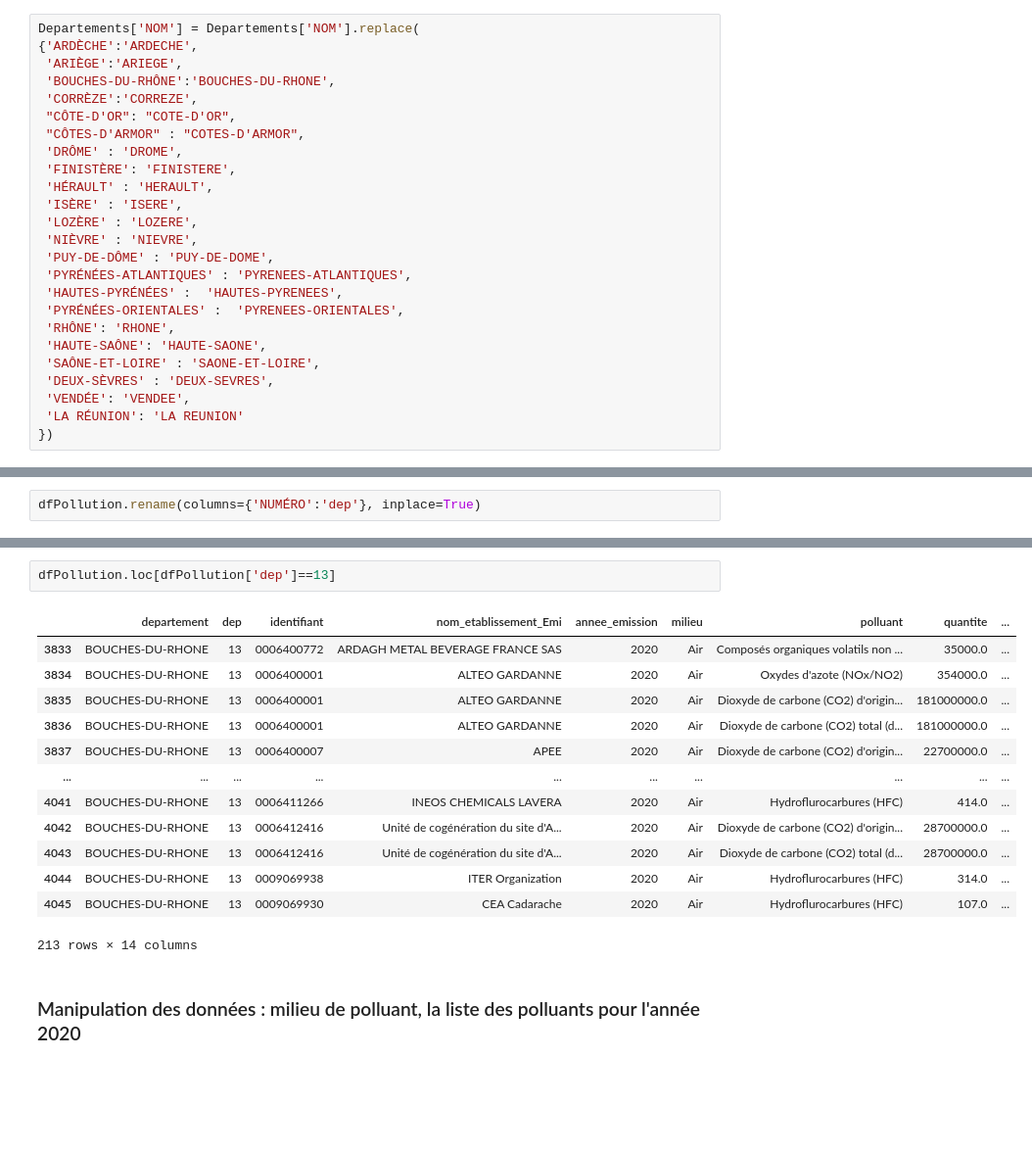
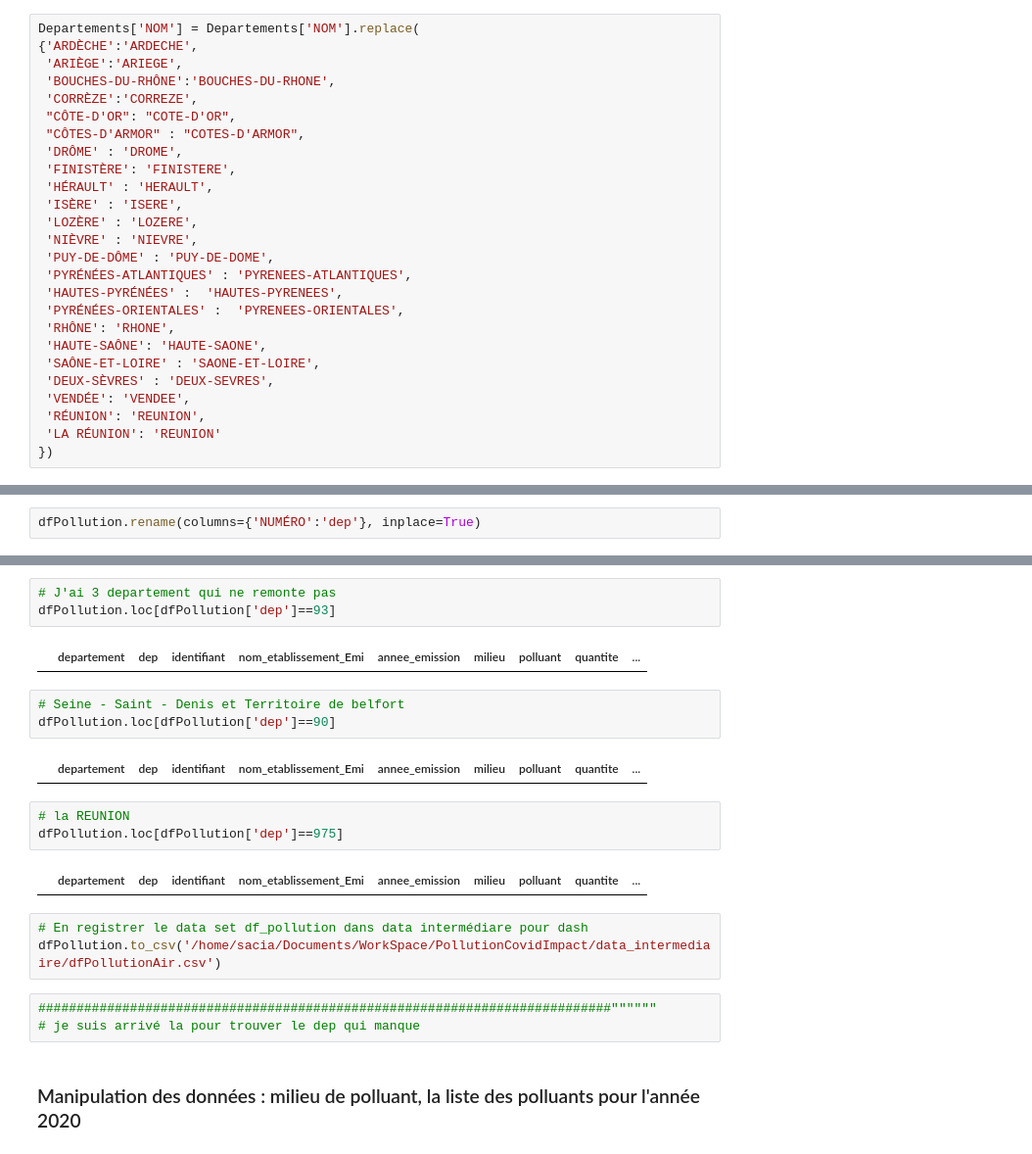
Before and after one commit to SaciaHouioua/Covid, a Jupyter notebook: DataCovidImpact.ipynb, the cells around one changed output, grey strips where cells are left out. Shown at 98% size. Saved outputs shown, nothing was run; the diff lists cells and outputs as text; blank space fills up the shorter version.

```diff
--- a/DataCovidImpact.ipynb
+++ b/DataCovidImpact.ipynb
@@ -685,6 +873,7 @@ Departements['NOM'] = Departements['NOM'].replace(
  'SAÔNE-ET-LOIRE' : 'SAONE-ET-LOIRE',
  'DEUX-SÈVRES' : 'DEUX-SEVRES',
  'VENDÉE': 'VENDEE',
- 'LA RÉUNION': 'LA REUNION'
+ 'RÉUNION': 'REUNION',
+ 'LA RÉUNION': 'REUNION'
 })
 # %%
@@ -754,18 +959,23 @@ dfPollution.head(3)
+# %%
+# J'ai 3 departement qui ne remonte pas
+dfPollution.loc[dfPollution['dep']==93]
+# %% [output]
+|  | departement | dep | identifiant | nom_etablissement_Emi | annee_emission | milieu | polluant | quantite | ... |
+# %%
+# Seine - Saint - Denis et Territoire de belfort
+dfPollution.loc[dfPollution['dep']==90]
+# %% [output]
+|  | departement | dep | identifiant | nom_etablissement_Emi | annee_emission | milieu | polluant | quantite | ... |
 # %%
-dfPollution.loc[dfPollution['dep']==13]
+# la REUNION
+dfPollution.loc[dfPollution['dep']==975]
 # %% [output]
 |  | departement | dep | identifiant | nom_etablissement_Emi | annee_emission | milieu | polluant | quantite | ... |
-| 3833 | BOUCHES-DU-RHONE | 13 | 0006400772 | ARDAGH METAL BEVERAGE FRANCE SAS | 2020 | Air | Composés organiques volatils non ... | 35000.0 | ... |
-| 3834 | BOUCHES-DU-RHONE | 13 | 0006400001 | ALTEO GARDANNE | 2020 | Air | Oxydes d'azote (NOx/NO2) | 354000.0 | ... |
-| 3835 | BOUCHES-DU-RHONE | 13 | 0006400001 | ALTEO GARDANNE | 2020 | Air | Dioxyde de carbone (CO2) d'origin... | 181000000.0 | ... |
-| 3836 | BOUCHES-DU-RHONE | 13 | 0006400001 | ALTEO GARDANNE | 2020 | Air | Dioxyde de carbone (CO2) total (d... | 181000000.0 | ... |
-| 3837 | BOUCHES-DU-RHONE | 13 | 0006400007 | APEE | 2020 | Air | Dioxyde de carbone (CO2) d'origin... | 22700000.0 | ... |
-| ... | ... | ... | ... | ... | ... | ... | ... | ... | ... |
-| 4041 | BOUCHES-DU-RHONE | 13 | 0006411266 | INEOS CHEMICALS LAVERA | 2020 | Air | Hydroflurocarbures (HFC) | 414.0 | ... |
-| 4042 | BOUCHES-DU-RHONE | 13 | 0006412416 | Unité de cogénération du site d'A... | 2020 | Air | Dioxyde de carbone (CO2) d'origin... | 28700000.0 | ... |
-| 4043 | BOUCHES-DU-RHONE | 13 | 0006412416 | Unité de cogénération du site d'A... | 2020 | Air | Dioxyde de carbone (CO2) total (d... | 28700000.0 | ... |
-| 4044 | BOUCHES-DU-RHONE | 13 | 0009069938 | ITER Organization | 2020 | Air | Hydroflurocarbures (HFC) | 314.0 | ... |
-| 4045 | BOUCHES-DU-RHONE | 13 | 0009069930 | CEA Cadarache | 2020 | Air | Hydroflurocarbures (HFC) | 107.0 | ... |
-213 rows × 14 columns
+# %%
+# En registrer le data set df_pollution dans data intermédiare pour dash
+dfPollution.to_csv('/home/sacia/Documents/WorkSpace/PollutionCovidImpact/data_intermediaire/dfPollutionAir.csv')
+# %%
+###########################################################################""""""
+# je suis arrivé la pour trouver le dep qui manque
 # %% [markdown]
 ### Manipulation des données : milieu de polluant, la liste des polluants pour l'année 2020
```
Also changed, not shown: parts of 74 cells of this notebook.
